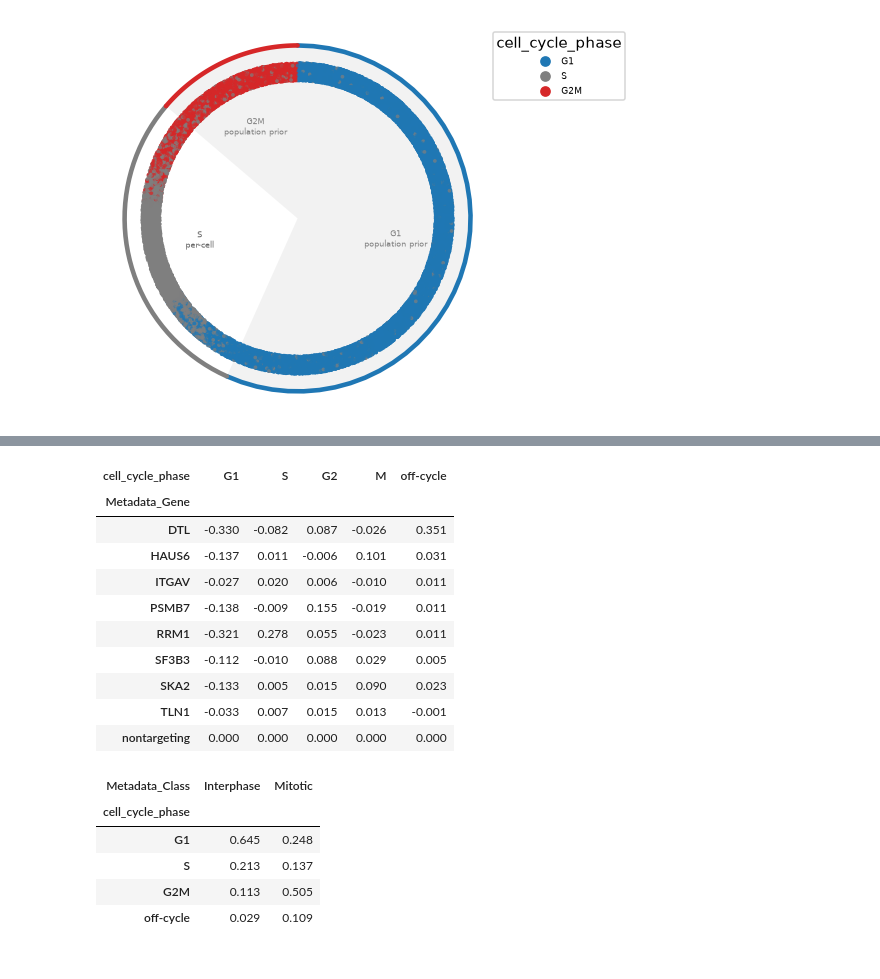
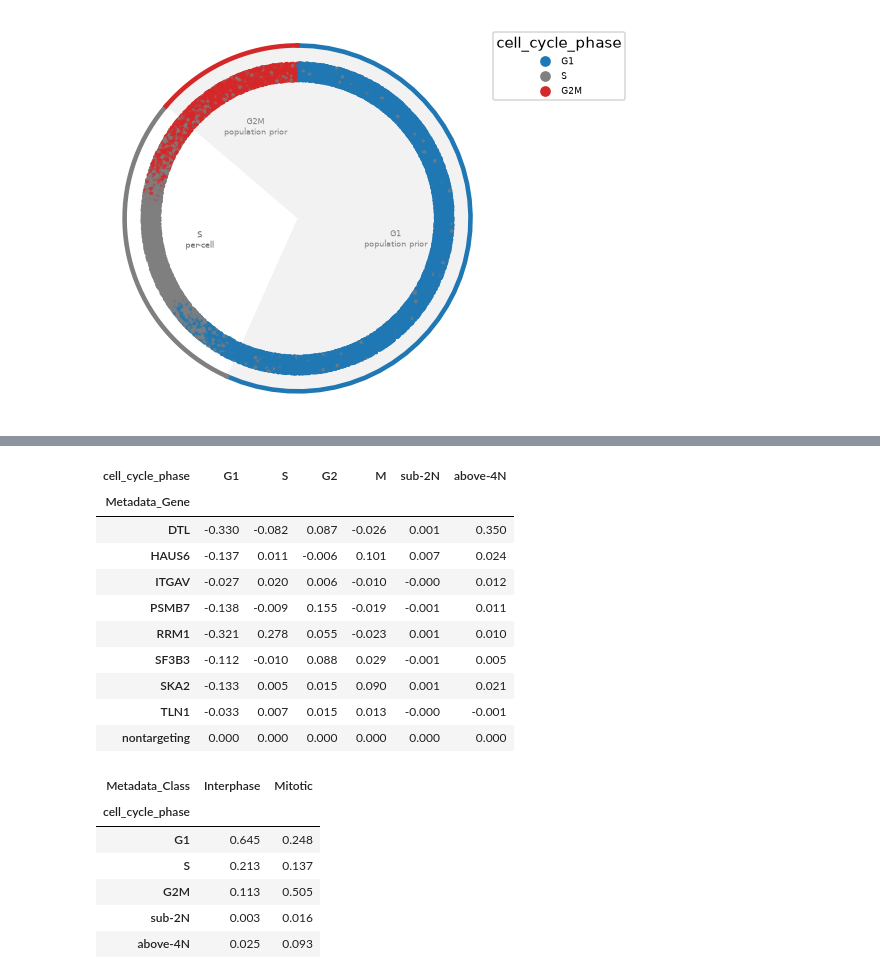
Before and after one commit to scverse/mantispy, a Jupyter notebook: docs/tutorials/single_cells/cell_cycle.ipynb, the cells around one changed output, grey strips where cells are left out. Cells and saved outputs as stored; diff of their text form; code cells hidden in the pictures.

```diff
--- a/docs/tutorials/single_cells/cell_cycle.ipynb
+++ b/docs/tutorials/single_cells/cell_cycle.ipynb
@@ -37,6 +48,7 @@ import mantispy as mt
 
 plt.rcParams["figure.dpi"] = 110
 
-cells = mt.ds.aconcagua(cells=True)
+cells = mt.ds.aconcagua_cells()
+print(cells.var["channel"].str.split("|").explode().value_counts().rename("features per channel").to_dict())
 cells.obs["Metadata_Gene"].value_counts().rename("cells").to_frame().T
 # %% [output]
@@ -360,21 +523,20 @@ table), so the gains in M likely underestimate the change.
 # %%
 called = cells.obs["cell_cycle_phase"].astype(str)
-mitotic = cells.obs["Metadata_Class"] == "Mitotic"
 split = called.where(called != "G2M", np.where(mitotic, "M", "G2"))
-by_gene = pd.crosstab(cells.obs["Metadata_Gene"], split, normalize="index")[["G1", "S", "G2", "M", "off-cycle"]]
+by_gene = pd.crosstab(cells.obs["Metadata_Gene"], split, normalize="index")[["G1", "S", "G2", "M", "sub-2N", "above-4N"]]
 (by_gene - by_gene.loc["nontargeting"]).round(3)
 # %% [output]
-| cell_cycle_phase | G1 | S | G2 | M | off-cycle |
-| Metadata_Gene |  |  |  |  |  |
-| DTL | -0.330 | -0.082 | 0.087 | -0.026 | 0.351 |
-| HAUS6 | -0.137 | 0.011 | -0.006 | 0.101 | 0.031 |
-| ITGAV | -0.027 | 0.020 | 0.006 | -0.010 | 0.011 |
-| PSMB7 | -0.138 | -0.009 | 0.155 | -0.019 | 0.011 |
-| RRM1 | -0.321 | 0.278 | 0.055 | -0.023 | 0.011 |
-| SF3B3 | -0.112 | -0.010 | 0.088 | 0.029 | 0.005 |
-| SKA2 | -0.133 | 0.005 | 0.015 | 0.090 | 0.023 |
-| TLN1 | -0.033 | 0.007 | 0.015 | 0.013 | -0.001 |
-| nontargeting | 0.000 | 0.000 | 0.000 | 0.000 | 0.000 |
+| cell_cycle_phase | G1 | S | G2 | M | sub-2N | above-4N |
+| Metadata_Gene |  |  |  |  |  |  |
+| DTL | -0.330 | -0.082 | 0.087 | -0.026 | 0.001 | 0.350 |
+| HAUS6 | -0.137 | 0.011 | -0.006 | 0.101 | 0.007 | 0.024 |
+| ITGAV | -0.027 | 0.020 | 0.006 | -0.010 | -0.000 | 0.012 |
+| PSMB7 | -0.138 | -0.009 | 0.155 | -0.019 | -0.001 | 0.011 |
+| RRM1 | -0.321 | 0.278 | 0.055 | -0.023 | 0.001 | 0.010 |
+| SF3B3 | -0.112 | -0.010 | 0.088 | 0.029 | -0.001 | 0.005 |
+| SKA2 | -0.133 | 0.005 | 0.015 | 0.090 | 0.001 | 0.021 |
+| TLN1 | -0.033 | 0.007 | 0.015 | 0.013 | -0.000 | -0.001 |
+| nontargeting | 0.000 | 0.000 | 0.000 | 0.000 | 0.000 | 0.000 |
 # %%
 pd.crosstab(cells.obs["cell_cycle_phase"], cells.obs["Metadata_Class"], normalize="columns").round(3)
 # %% [output]
@@ -383,5 +545,6 @@ pd.crosstab(cells.obs["cell_cycle_phase"], cells.obs["Metadata_Class"], normaliz
 | G1 | 0.645 | 0.248 |
 | S | 0.213 | 0.137 |
 | G2M | 0.113 | 0.505 |
-| off-cycle | 0.029 | 0.109 |
+| sub-2N | 0.003 | 0.016 |
+| above-4N | 0.025 | 0.093 |
 # %% [markdown]
```
Also changed, not shown: parts of 55 cells of this notebook, 18 other files.
